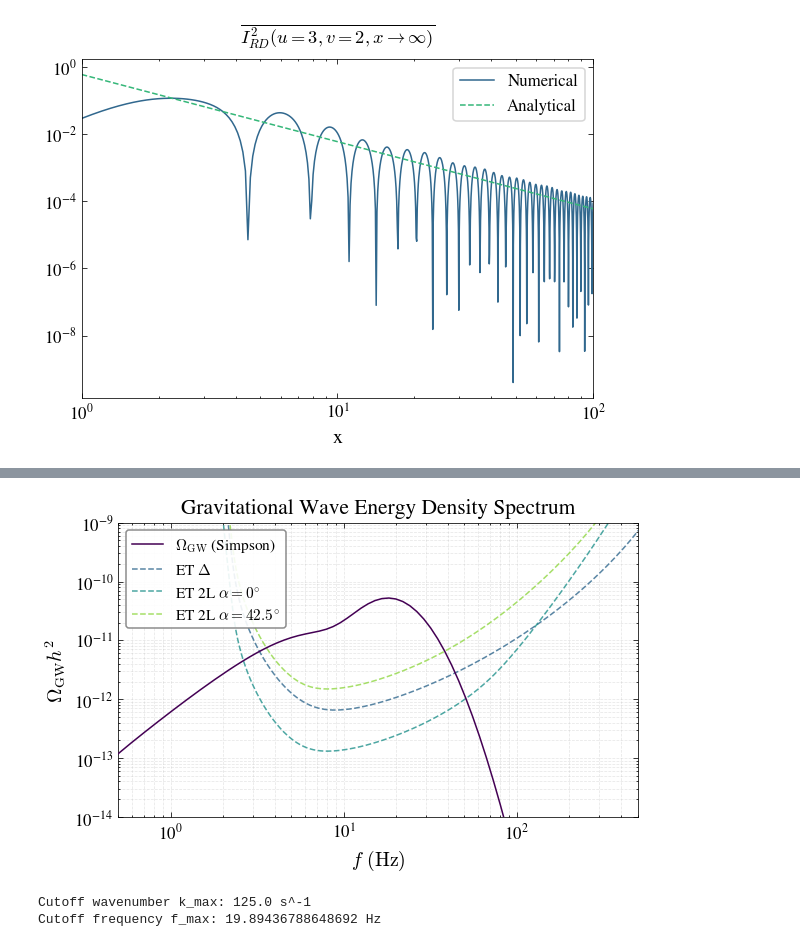
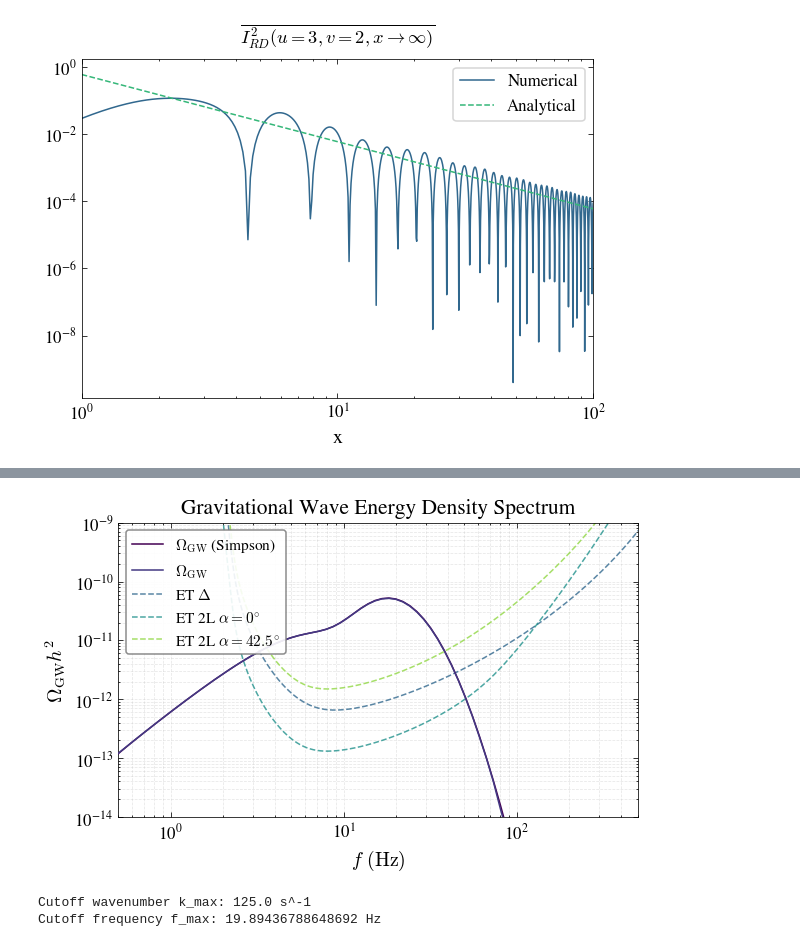
Before and after one commit to GiovanniPellegrini/GWOmega, a Jupyter notebook: example.ipynb, the cells around one changed output, grey strips where cells are left out. Saved outputs shown, nothing was run; the diff lists cells and outputs as text; code cells hidden in the pictures.

```diff
--- a/example.ipynb
+++ b/example.ipynb
@@ -162,35 +162,35 @@ P_func = lambda kk: P_k_lognormal(kk, k_p, sigma, As)
 for k in tqdm(k_values, desc="Computing Omega_GW", unit="k-value"):
     Omega_value_simp,_ = compute_Omega_RD_today_fast(k, cs_value,P_func, t_max=100, N_s=100, N_t_1=100, N_t_2=100, N_t_3=700)
     Omega_simp.append(Omega_value_simp)
 
 
 plt.figure(figsize=(6, 4))
 plt.plot(f_values, Omega_simp, label=r'$\Omega_{\mathrm{GW}}$ (Simpson)', color=colors[0], linewidth=1, zorder=4)
 #remove comment to compare with dblquad
-#plt.plot(f_values, Omega, label=r'$\Omega_{\mathrm{GW}}$', color=colors[1], linewidth=1, zorder=5)
+plt.plot(f_values, Omega, label=r'$\Omega_{\mathrm{GW}}$', color=colors[1], linewidth=1, zorder=5)
 
 plt.plot(f, pls_ET, label=r'ET $\Delta$', color=colors[2], linewidth=1, linestyle='--', alpha=0.8)
 plt.plot(f, pls_ET2L0, label=r'ET 2L $\alpha=0^{\circ}$', color=colors[3], linewidth=1, linestyle='--', alpha=0.8)
 plt.plot(f, pls_ET2L425, label=r'ET 2L $\alpha=42.5^{\circ}$', color=colors[5], linewidth=1, linestyle='--', alpha=0.8)
 plt.xscale('log')
 plt.yscale('log')
 plt.xlim(5e-1, 5e2)
 plt.ylim(1e-14, 1e-9)
 ax = plt.gca()
 ax.xaxis.set_major_formatter(ticker.LogFormatterSciNotation())
 ax.yaxis.set_major_formatter(ticker.LogFormatterSciNotation())
 ax.tick_params(axis='both', which='major', labelsize=11)
 ax.tick_params(axis='both', which='minor', labelsize=9)
 plt.xlabel(r'$f \ (\mathrm{Hz})$', fontsize=13)
 plt.ylabel(r'$\Omega_{\mathrm{GW}} h^2$', fontsize=13)
 
 plt.title(r'Gravitational Wave Energy Density Spectrum', fontsize=14)
 plt.legend(loc='upper left', fontsize=10, frameon=True, framealpha=0.9, edgecolor='gray')
 plt.grid(True, alpha=0.3, linestyle='--', which='both')
 plt.tight_layout()
 plt.show()
 # %% [output]
-[figure, old version]
+[figure, new version]
 # %%
 A_s = 2.1e-9
 eta_R = 0.96  # s
```
Also changed, not shown: parts of 1 cell of this notebook, 3 other files.
